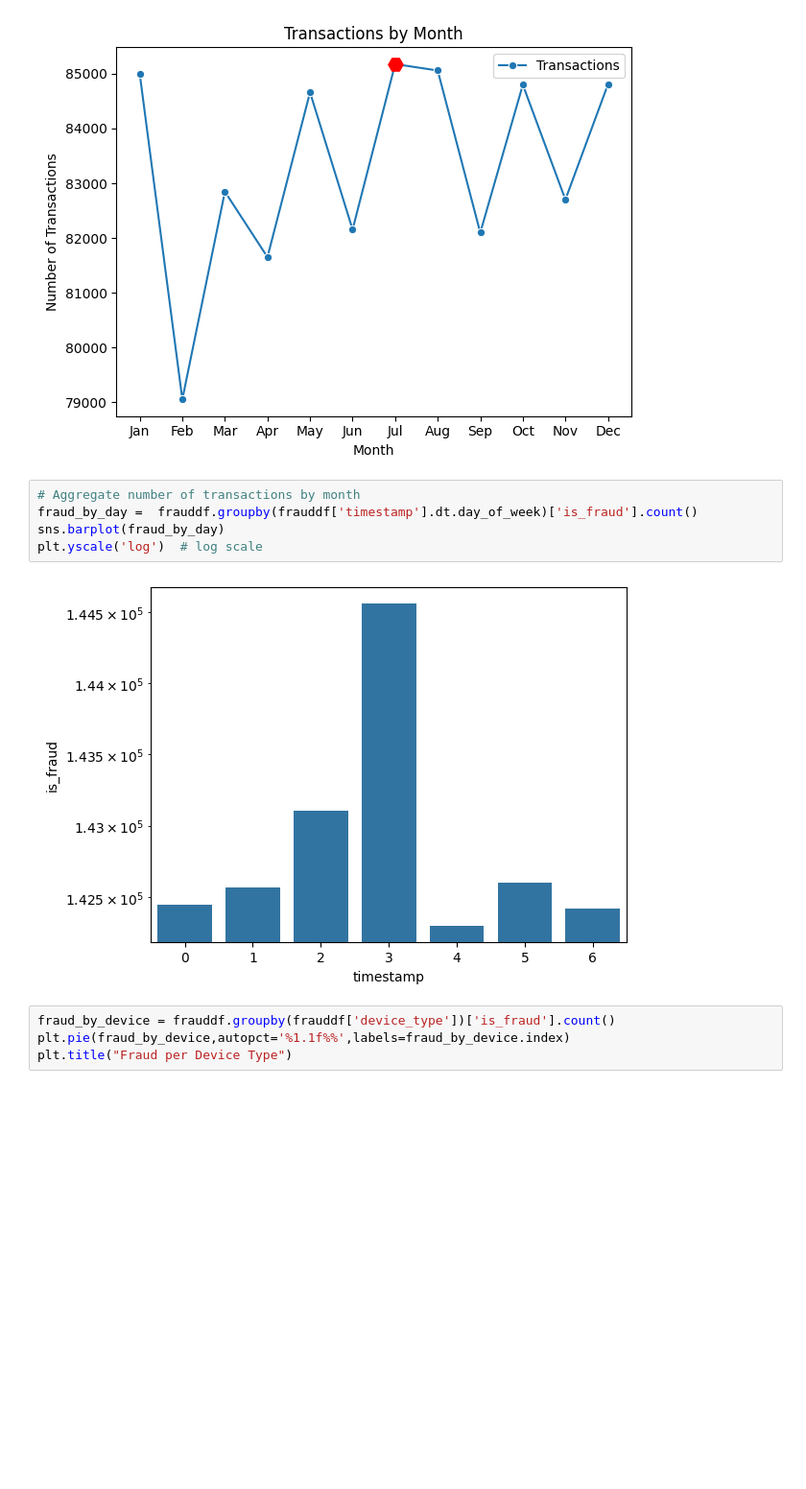
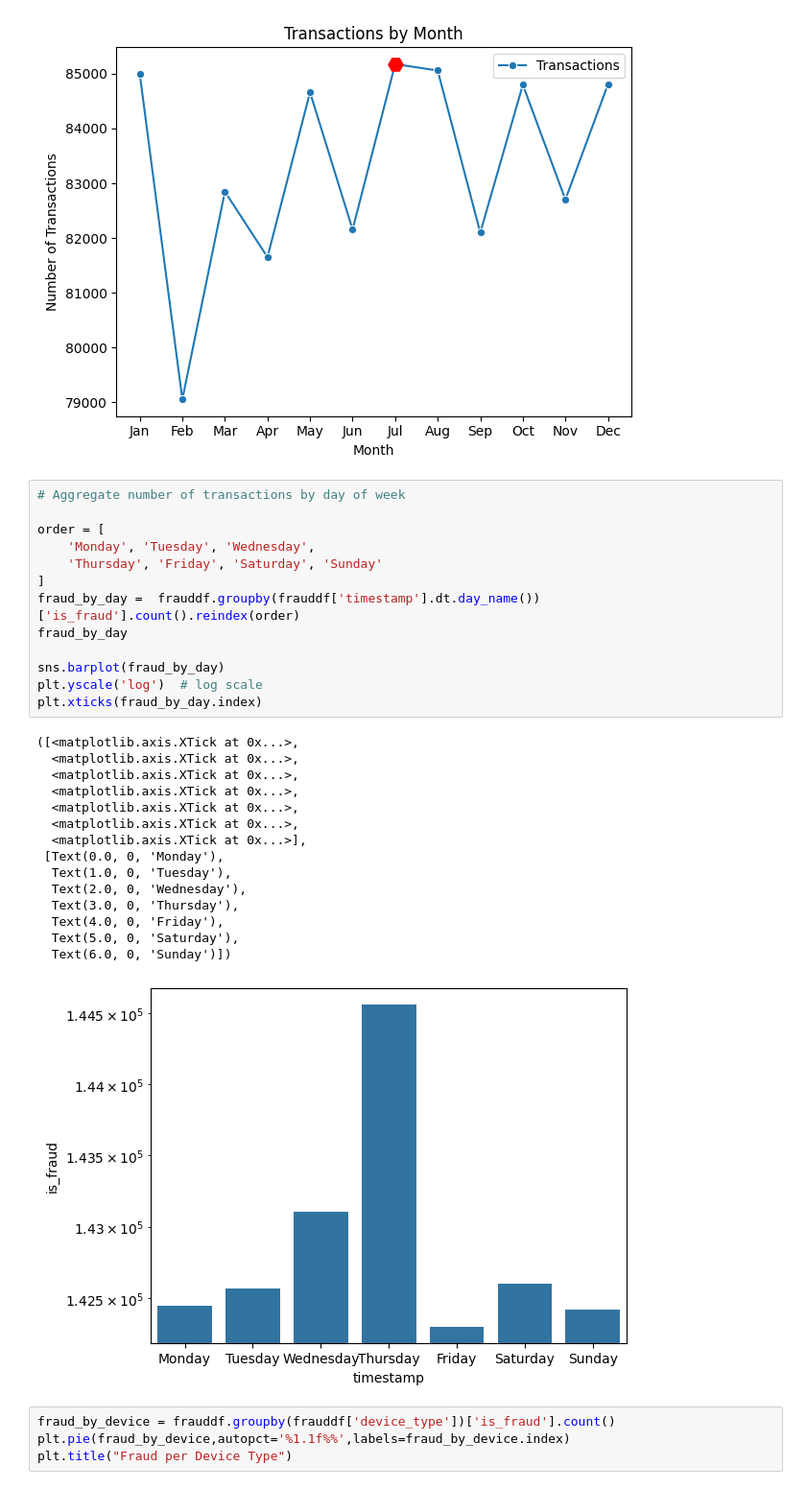
Before and after one commit to aashishraja/fraud-detection-project, a Jupyter notebook: notebooks/eda.ipynb, the cells around one changed output. Shown at 96% size. Saved outputs shown, nothing was run; the diff lists cells and outputs as text; blank space fills up the shorter version.

```diff
--- a/notebooks/eda.ipynb
+++ b/notebooks/eda.ipynb
@@ -168,12 +168,34 @@ plt.show()
 # %% [output]
 [figure]
 # %%
-# Aggregate number of transactions by month
-fraud_by_day =  frauddf.groupby(frauddf['timestamp'].dt.day_of_week)['is_fraud'].count()
+# Aggregate number of transactions by day of week
+
+order = [
+    'Monday', 'Tuesday', 'Wednesday',
+    'Thursday', 'Friday', 'Saturday', 'Sunday'
+]
+fraud_by_day =  frauddf.groupby(frauddf['timestamp'].dt.day_name())['is_fraud'].count().reindex(order)
+fraud_by_day
+
 sns.barplot(fraud_by_day)
 plt.yscale('log')  # log scale
+plt.xticks(fraud_by_day.index)
 # %% [output]
+([<matplotlib.axis.XTick at 0x...>,
+  <matplotlib.axis.XTick at 0x...>,
+  <matplotlib.axis.XTick at 0x...>,
+  <matplotlib.axis.XTick at 0x...>,
+  <matplotlib.axis.XTick at 0x...>,
+  <matplotlib.axis.XTick at 0x...>,
+  <matplotlib.axis.XTick at 0x...>],
+ [Text(0.0, 0, 'Monday'),
+  Text(1.0, 0, 'Tuesday'),
+  Text(2.0, 0, 'Wednesday'),
+  Text(3.0, 0, 'Thursday'),
+  Text(4.0, 0, 'Friday'),
+  Text(5.0, 0, 'Saturday'),
+  Text(6.0, 0, 'Sunday')])
-[figure, old version]
+[figure, new version]
 # %%
 fraud_by_device = frauddf.groupby(frauddf['device_type'])['is_fraud'].count()
 plt.pie(fraud_by_device,autopct='%1.1f%%',labels=fraud_by_device.index)
```
